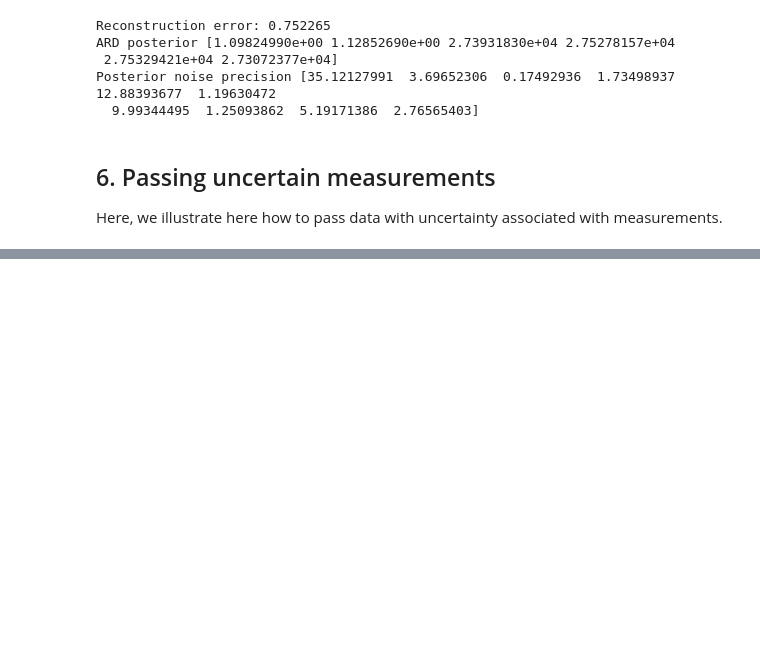
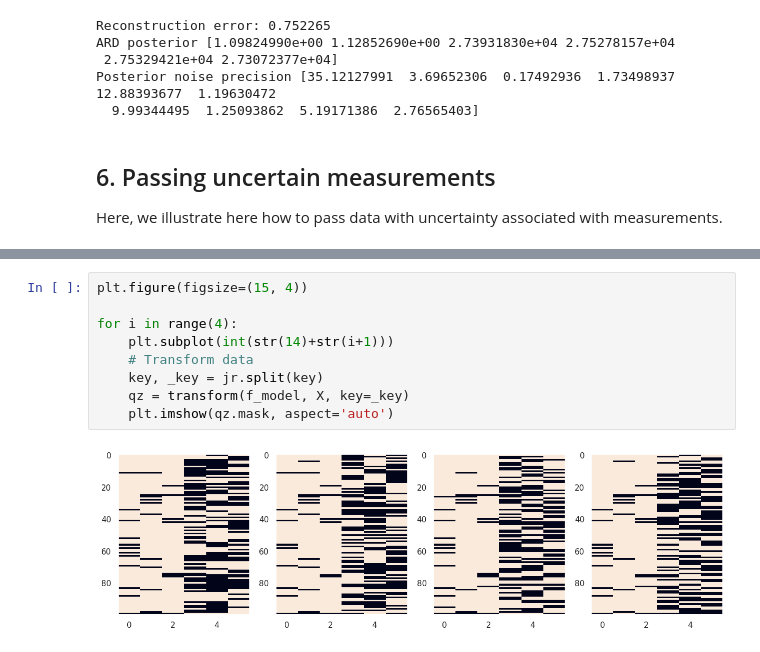
Before and after one commit to dimarkov/sppcax, a Jupyter notebook: examples/debug_factor_analysis.ipynb, the cells around one changed output, grey strips where cells are left out. Saved outputs shown, nothing was run; the diff lists cells and outputs as text; blank space fills up the shorter version.

```diff
--- a/examples/debug_factor_analysis.ipynb
+++ b/examples/debug_factor_analysis.ipynb
@@ -618,0 +623,11 @@ Posterior noise precision [ 14.43648887  83.30495273  68.15838239 122.41353391 1
+# %%
+plt.figure(figsize=(15, 4))
+
+for i in range(4):
+    plt.subplot(int(str(14)+str(i+1)))
+    # Transform data
+    key, _key = jr.split(key)
+    qz = transform(f_model, X, key=_key)
+    plt.imshow(qz.mask, aspect='auto')
+# %% [output]
+[figure, added]
```
Also changed, not shown: parts of 5 cells of this notebook.
